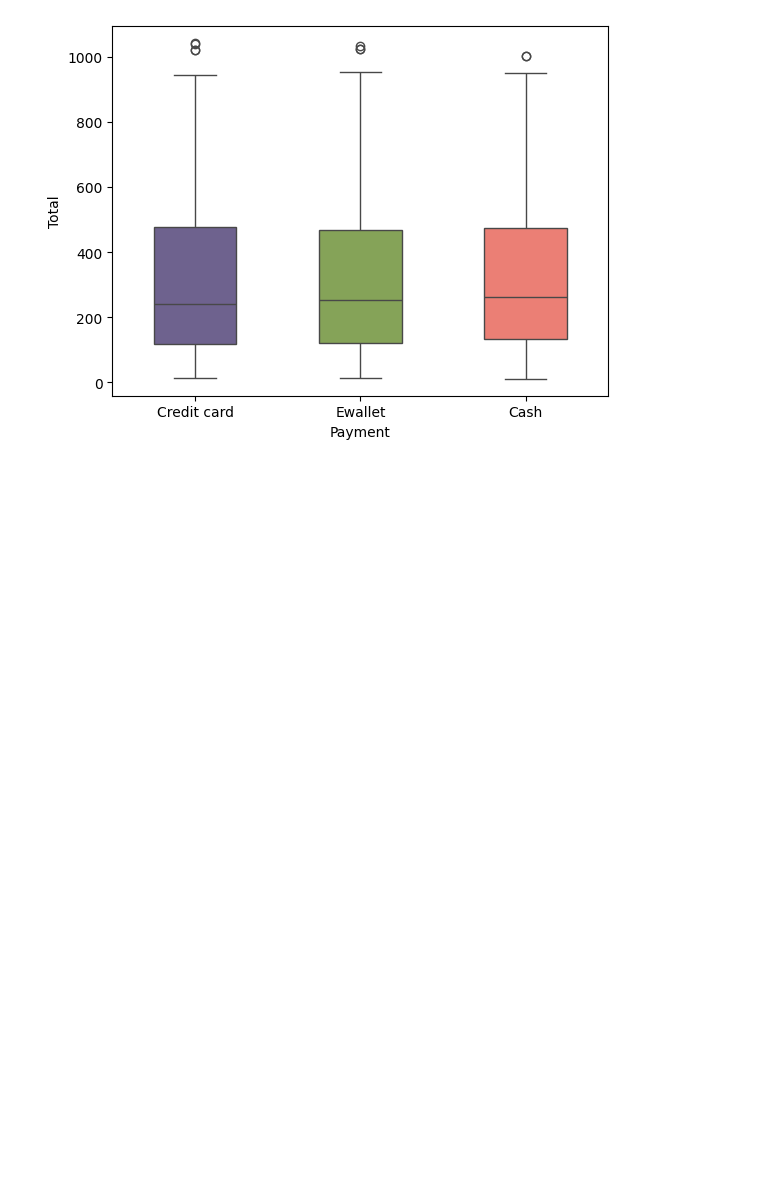
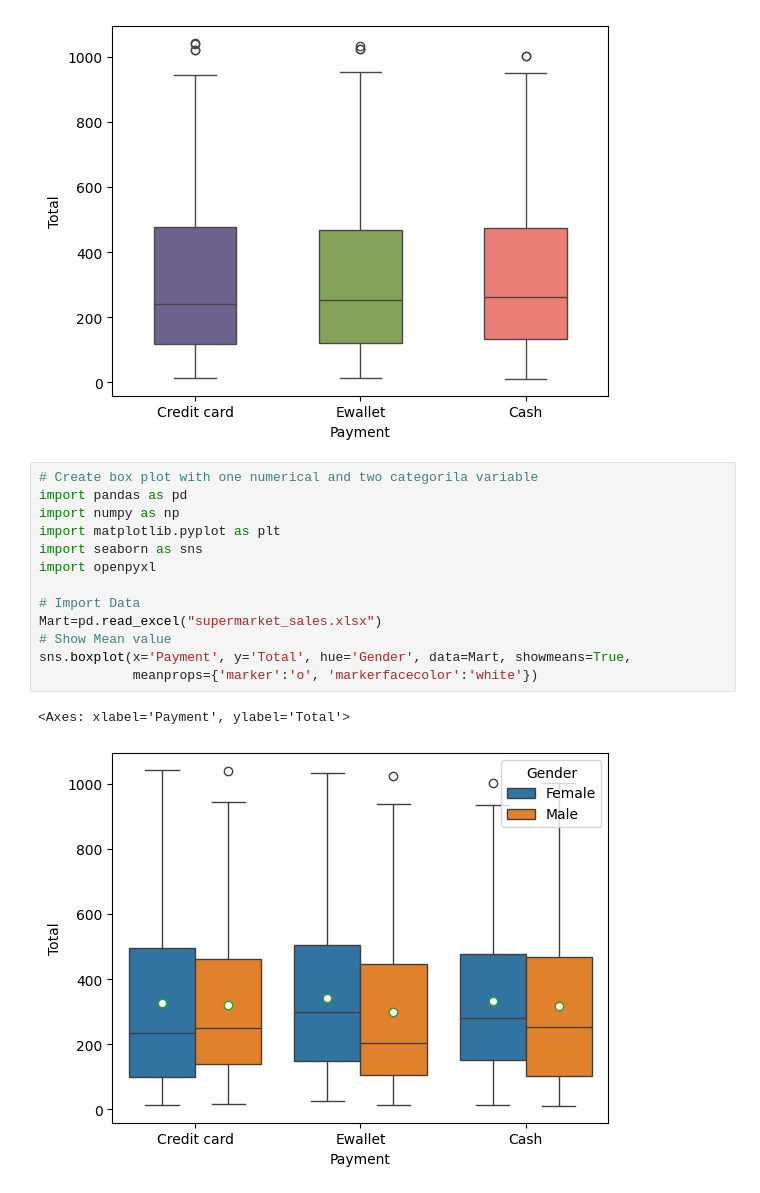
Before and after one commit to Mostafij-k/Python-Learning, a Jupyter notebook: Data/Seaborn.ipynb, the cells around one changed output. Cells and saved outputs as stored; diff of their text form; blank space fills up the shorter version.

Commit message:
Basic Box Plot

```diff
--- a/Data/Seaborn.ipynb
+++ b/Data/Seaborn.ipynb
@@ -182,3 +182,19 @@ Passing `palette` without assigning `hue` is deprecated and will be removed in v
   sns.boxplot(y="Total", x="Payment", data=Mart, width=0.5, palette=custom_palette)
 <Axes: xlabel='Payment', ylabel='Total'>
 [figure]
+# %%
+# Create box plot with one numerical and two categorila variable
+import pandas as pd
+import numpy as np
+import matplotlib.pyplot as plt
+import seaborn as sns
+import openpyxl
+
+# Import Data
+Mart=pd.read_excel("supermarket_sales.xlsx")
+# Show Mean value
+sns.boxplot(x='Payment', y='Total', hue='Gender', data=Mart, showmeans=True,
+            meanprops={'marker':'o', 'markerfacecolor':'white'})
+# %% [output]
+<Axes: xlabel='Payment', ylabel='Total'>
+[figure, added]
```
